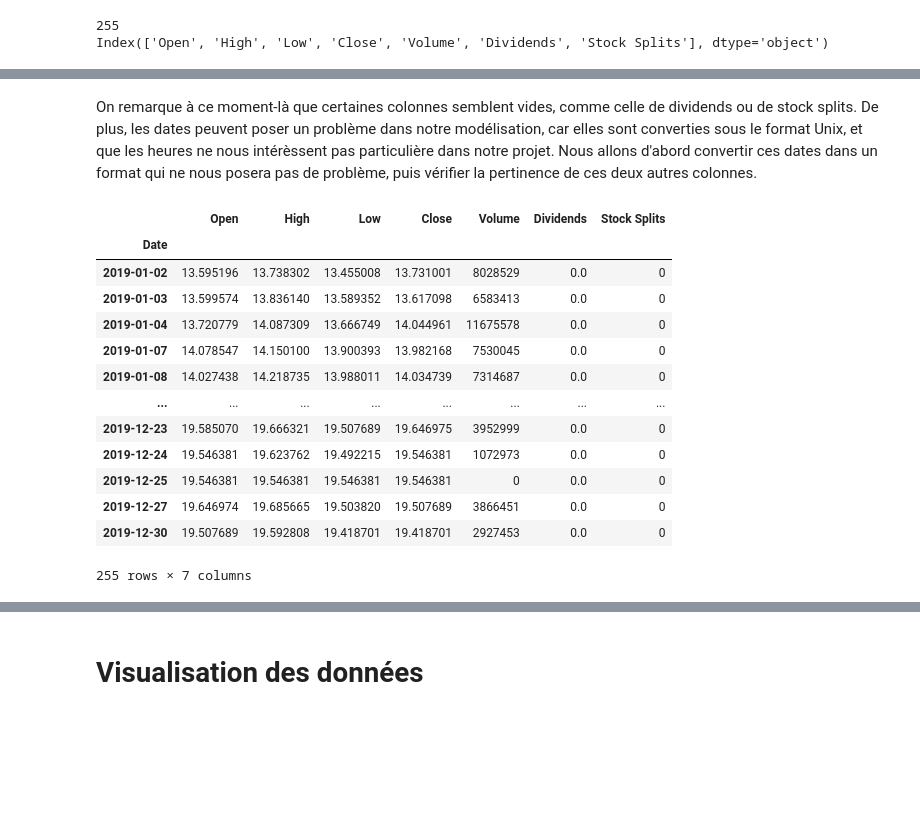
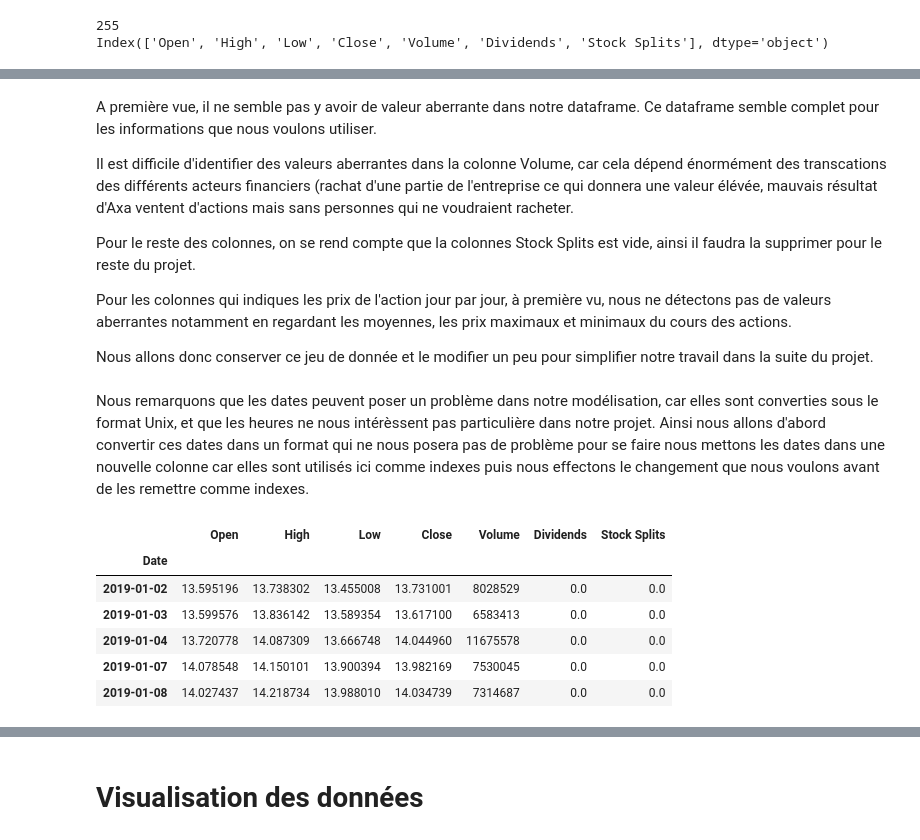
Before and after one commit to antoinerougier/Projet-Python-pour-la-data-science-, a Jupyter notebook: ProjetPython_v20221216.ipynb, the cells around one changed output, grey strips where cells are left out. Saved outputs shown, nothing was run; the diff lists cells and outputs as text; code cells hidden in the pictures; blank space fills up the shorter version.

```diff
--- a/ProjetPython_v20221216.ipynb
+++ b/ProjetPython_v20221216.ipynb
@@ -98,24 +110,26 @@ Date
+# %% [markdown]
+A première vue, il ne semble pas y avoir de valeur aberrante dans notre dataframe. Ce dataframe semble complet pour les informations que nous voulons utiliser.
+
+Il est difficile d'identifier des valeurs aberrantes dans la colonne Volume, car cela dépend énormément des transcations des différents acteurs financiers (rachat d'une partie de l'entreprise ce qui donnera une valeur élévée, mauvais résultat d'Axa ventent d'actions mais sans personnes qui ne voudraient racheter.
+
+Pour le reste des colonnes, on se rend compte que la colonnes Stock Splits est vide, ainsi il faudra la supprimer pour le reste du projet.
+
+Pour les colonnes qui indiques les prix de l'action jour par jour, à première vu, nous ne détectons pas de valeurs aberrantes notamment en regardant les moyennes, les prix maximaux et minimaux du cours des actions.
+
+Nous allons donc conserver ce jeu de donnée et le modifier un peu pour simplifier notre travail dans la suite du projet.
 # %% [markdown]
-On remarque à ce moment-là que certaines colonnes semblent vides, comme celle de dividends ou de stock splits.
-De plus, les dates peuvent poser un problème dans notre modélisation, car elles sont converties sous le format Unix, et que les heures ne nous intérèssent pas particulière dans notre projet.
-Nous allons d'abord convertir ces dates dans un format qui ne nous posera pas de problème, puis vérifier la pertinence de ces deux autres colonnes.
+Nous remarquons que les dates peuvent poser un problème dans notre modélisation, car elles sont converties sous le format Unix, et que les heures ne nous intérèssent pas particulière dans notre projet.
+Ainsi nous allons d'abord convertir ces dates dans un format qui ne nous posera pas de problème pour se faire nous mettons les dates dans une nouvelle colonne car elles sont utilisés ici comme indexes puis nous effectons le changement que nous voulons avant de les remettre comme indexes.
 # %%
 df_init = df_init.reset_index()
 df_init["Date"] = df_init["Date"].dt.strftime('%Y-%m-%d')
 df_init = df_init.set_index('Date')
-df_init
+df_init.head()
 # %% [output]
 |  | Open | High | Low | Close | Volume | Dividends | Stock Splits |
 | Date |  |  |  |  |  |  |  |
-| 2019-01-02 | 13.595196 | 13.738302 | 13.455008 | 13.731001 | 8028529 | 0.0 | 0 |
-| 2019-01-03 | 13.599574 | 13.836140 | 13.589352 | 13.617098 | 6583413 | 0.0 | 0 |
-| 2019-01-04 | 13.720779 | 14.087309 | 13.666749 | 14.044961 | 11675578 | 0.0 | 0 |
-| 2019-01-07 | 14.078547 | 14.150100 | 13.900393 | 13.982168 | 7530045 | 0.0 | 0 |
-| 2019-01-08 | 14.027438 | 14.218735 | 13.988011 | 14.034739 | 7314687 | 0.0 | 0 |
-| ... | ... | ... | ... | ... | ... | ... | ... |
-| 2019-12-23 | 19.585070 | 19.666321 | 19.507689 | 19.646975 | 3952999 | 0.0 | 0 |
-| 2019-12-24 | 19.546381 | 19.623762 | 19.492215 | 19.546381 | 1072973 | 0.0 | 0 |
-| 2019-12-25 | 19.546381 | 19.546381 | 19.546381 | 19.546381 | 0 | 0.0 | 0 |
-| 2019-12-27 | 19.646974 | 19.685665 | 19.503820 | 19.507689 | 3866451 | 0.0 | 0 |
-| 2019-12-30 | 19.507689 | 19.592808 | 19.418701 | 19.418701 | 2927453 | 0.0 | 0 |
+| 2019-01-02 | 13.595196 | 13.738302 | 13.455008 | 13.731001 | 8028529 | 0.0 | 0.0 |
+| 2019-01-03 | 13.599576 | 13.836142 | 13.589354 | 13.617100 | 6583413 | 0.0 | 0.0 |
+| 2019-01-04 | 13.720778 | 14.087309 | 13.666748 | 14.044960 | 11675578 | 0.0 | 0.0 |
+| 2019-01-07 | 14.078548 | 14.150101 | 13.900394 | 13.982169 | 7530045 | 0.0 | 0.0 |
+| 2019-01-08 | 14.027437 | 14.218734 | 13.988010 | 14.034739 | 7314687 | 0.0 | 0.0 |
-255 rows × 7 columns
```
Also changed, not shown: parts of 25 cells of this notebook.
